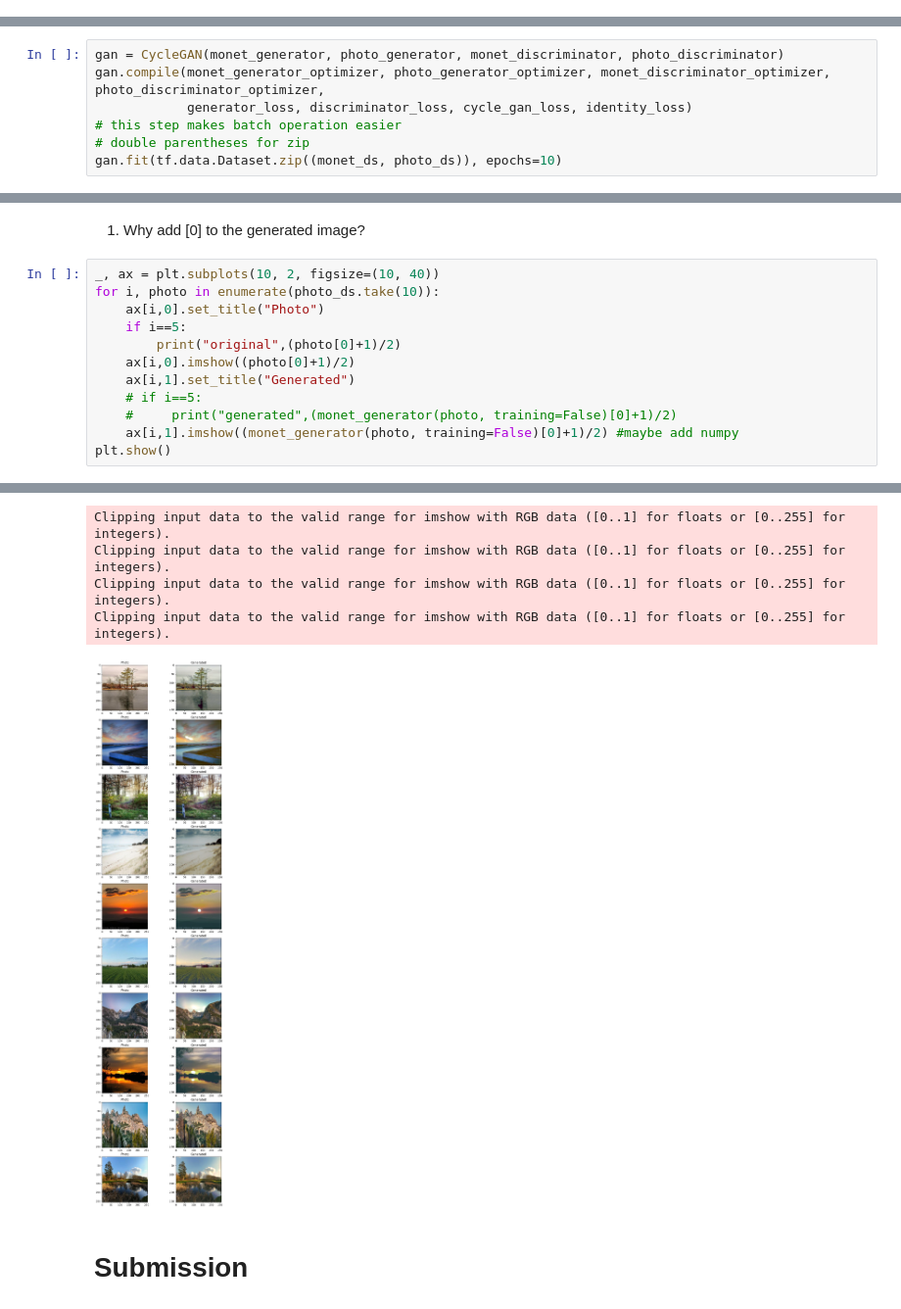
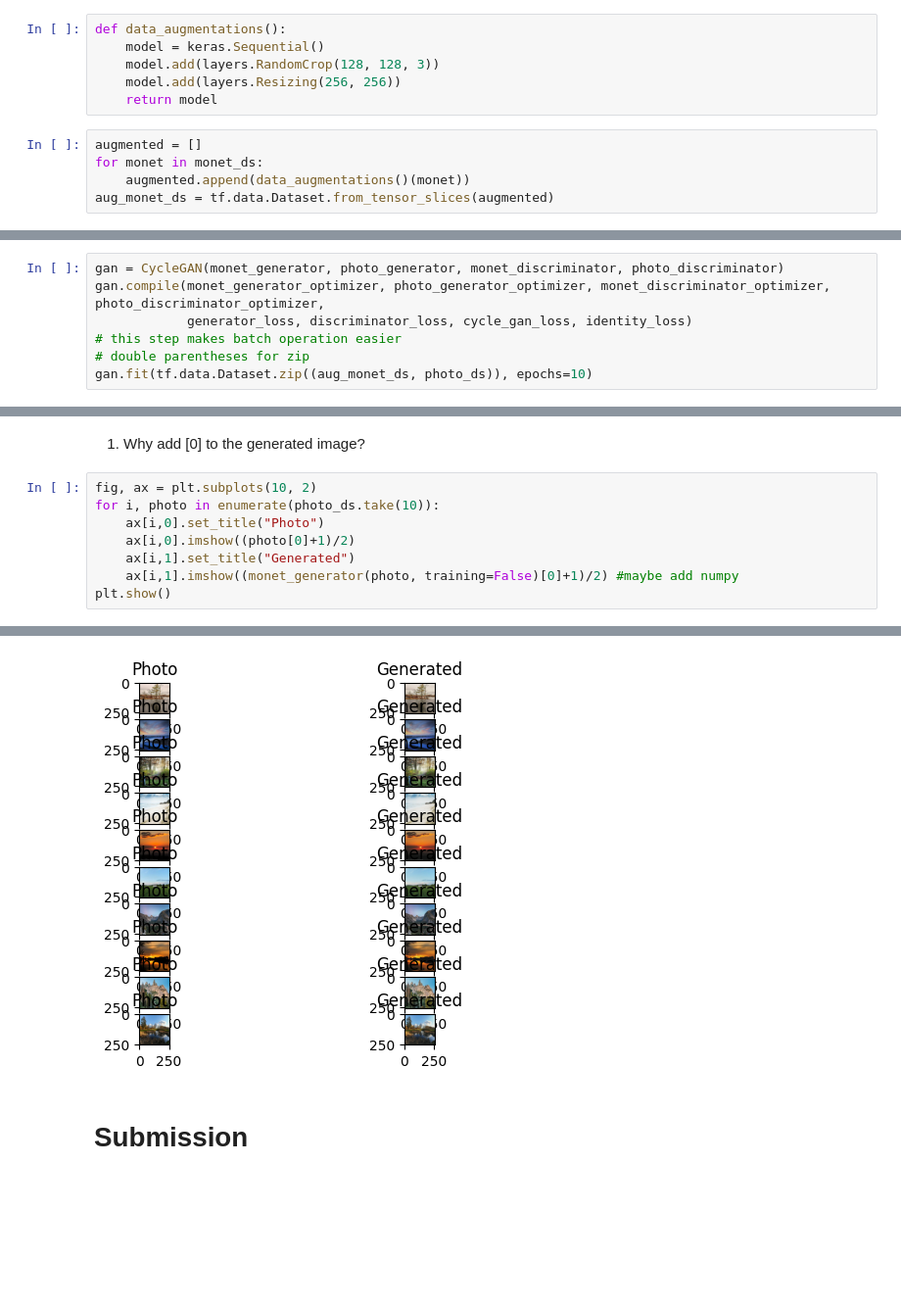
Before and after one commit to Edna-cyber/monet_generator, a Jupyter notebook: painter.ipynb, the cells around one changed output, grey strips where cells are left out. Shown at 98% size. Drawn from its saved outputs; the diff is of its cells as text; blank space fills up the shorter version.

```diff
--- a/painter.ipynb
+++ b/painter.ipynb
@@ -75,0 +75,11 @@ plt.imshow((photo_example[0]+1)/2)
+# %%
+def data_augmentations():
+    model = keras.Sequential()
+    model.add(layers.RandomCrop(128, 128, 3))
+    model.add(layers.Resizing(256, 256))
+    return model
+# %%
+augmented = []
+for monet in monet_ds:
+    augmented.append(data_augmentations()(monet))
+aug_monet_ds = tf.data.Dataset.from_tensor_slices(augmented)
@@ -397,6 +462,6 @@ gan.compile(monet_generator_optimizer, photo_generator_optimizer, monet_discrimi
             generator_loss, discriminator_loss, cycle_gan_loss, identity_loss)
 # this step makes batch operation easier
 # double parentheses for zip
-gan.fit(tf.data.Dataset.zip((monet_ds, photo_ds)), epochs=10)
+gan.fit(tf.data.Dataset.zip((aug_monet_ds, photo_ds)), epochs=10)
 # %% [output]
 Epoch 1/10
@@ -429,15 +492,11 @@ Epoch 10/10
 # %% [markdown]
 1. Why add [0] to the generated image?
 # %%
-_, ax = plt.subplots(10, 2, figsize=(10, 40))
+fig, ax = plt.subplots(10, 2)
 for i, photo in enumerate(photo_ds.take(10)):
     ax[i,0].set_title("Photo")
-    if i==5:
-        print("original",(photo[0]+1)/2)
     ax[i,0].imshow((photo[0]+1)/2)
     ax[i,1].set_title("Generated")
-    # if i==5:
-    #     print("generated",(monet_generator(photo, training=False)[0]+1)/2)
     ax[i,1].imshow((monet_generator(photo, training=False)[0]+1)/2) #maybe add numpy
 plt.show()
 # %% [output]
@@ -469,7 +505,3 @@ original tf.Tensor(
-Clipping input data to the valid range for imshow with RGB data ([0..1] for floats or [0..255] for integers).
-Clipping input data to the valid range for imshow with RGB data ([0..1] for floats or [0..255] for integers).
-Clipping input data to the valid range for imshow with RGB data ([0..1] for floats or [0..255] for integers).
-Clipping input data to the valid range for imshow with RGB data ([0..1] for floats or [0..255] for integers).
-[figure, old version]
+[figure, new version]
 # %% [markdown]
 # Submission #
```
Also changed, not shown: parts of 15 cells of this notebook.
